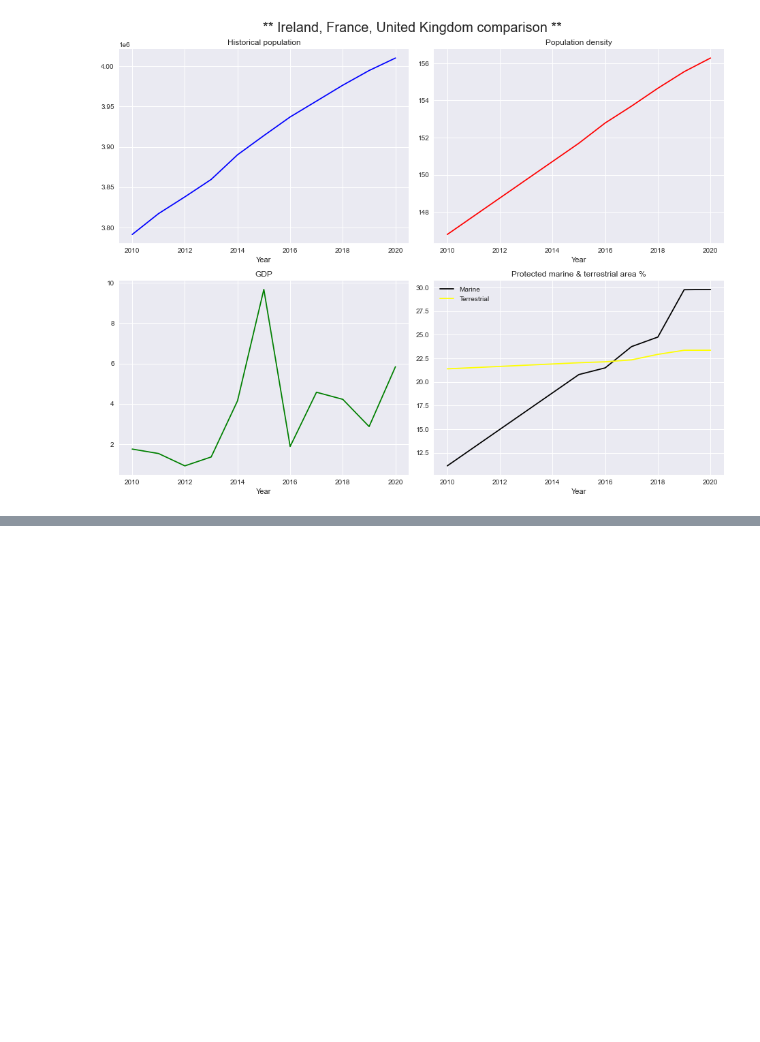
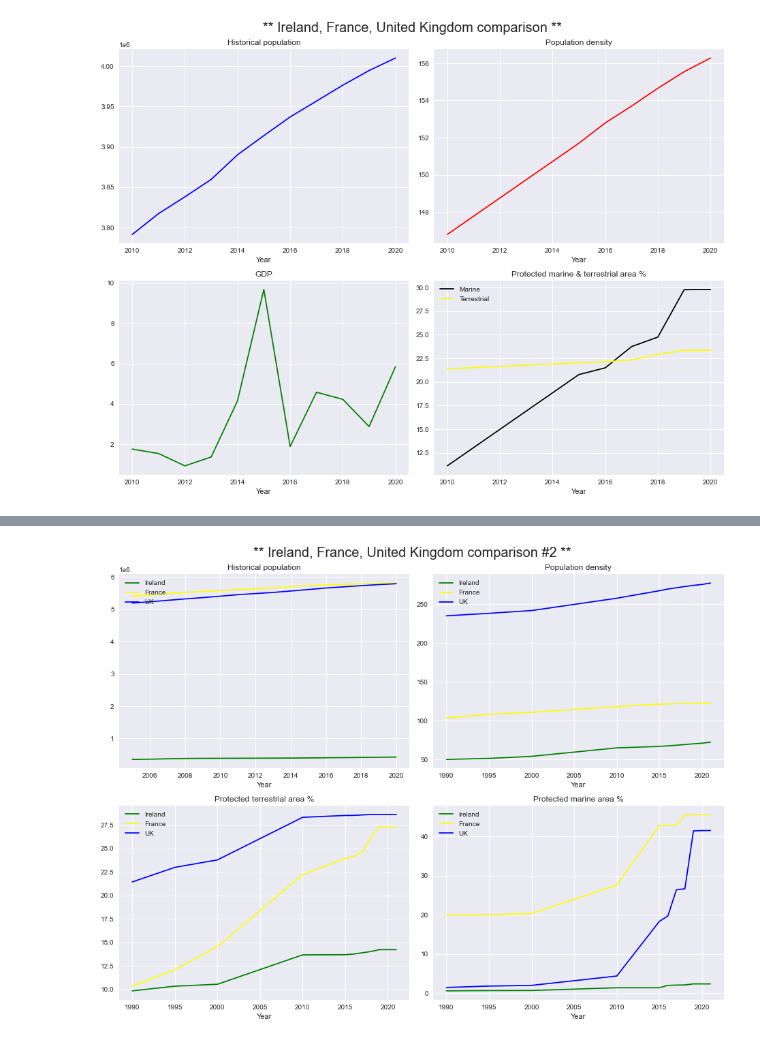
Before and after one commit to BoSuto/Data-analysis-for-business-March-2022-, a Jupyter notebook: Population, Economics & Green Growth.ipynb, the cells around one changed output, grey strips where cells are left out. Drawn from its saved outputs; the diff is of its cells as text; code cells hidden in the pictures; blank space fills up the shorter version.

Commit message:
Ireland, France, United Kingdom comparison #2

```diff
--- a/Population, Economics & Green Growth.ipynb
+++ b/Population, Economics & Green Growth.ipynb
@@ -1297,0 +1268,3 @@ TypeError: getAverageByYearforCountry() missing 1 required positional argument:
+# %%
+concat_1['Country'] = concat_1.index.get_level_values('Country')
+print(concat_1.head())
@@ -1297,0 +1279,11 @@ TypeError: getAverageByYearforCountry() missing 1 required positional argument:
+# %%
+def getAverageByYearforCountry(variableName,countryName):
+    return concat_1.loc[concat_1["Variable"]==variableName].loc[[countryName]].groupby(['Year'])['Value'].mean()
+
+
+popIreland = getAverageByYearforCountry('Historical population','Ireland')
+popFrance = getAverageByYearforCountry('Historical population','France')
+popUK = getAverageByYearforCountry('Historical population','United Kingdom')
+print(popIreland)
+print(popFrance)
+print(popUK)
@@ -1297,0 +1308,56 @@ TypeError: getAverageByYearforCountry() missing 1 required positional argument:
+# %%
+def getAverageByYearforCountry(variableName,countryName):
+    return concat_1.loc[concat_1["Variable"]==variableName].loc[[countryName]].groupby(['Year'])['Value'].mean()
+
+
+popIreland = getAverageByYearforCountry('Historical population','Ireland')
+popFrance = getAverageByYearforCountry('Historical population','France')
+popUK = getAverageByYearforCountry('Historical population','United Kingdom')
+
+green_pop_Ireland = getAverageByYearforCountry('POPDEN','Ireland')
+green_pop_France = getAverageByYearforCountry('POPDEN','France')
+green_pop_UK = getAverageByYearforCountry('POPDEN','United Kingdom')
+
+green_terr_Ireland = getAverageByYearforCountry('PA_TERRESTRIAL','Ireland')
+green_terr_France = getAverageByYearforCountry('PA_TERRESTRIAL','France')
+green_terr_UK = getAverageByYearforCountry('PA_TERRESTRIAL','United Kingdom')
+
+green_marine_Ireland = getAverageByYearforCountry('PA_MARINE','Ireland')
+green_marine_France = getAverageByYearforCountry('PA_MARINE','France')
+green_marine_UK = getAverageByYearforCountry('PA_MARINE','United Kingdom')
+
+fig2, ax2 = plt.subplots(2,2, figsize=(13,10))
+fig2.suptitle('** Ireland, France, United Kingdom comparison #2 **', fontsize=20)
+plt.style.use('seaborn')
+
+
+popIreland.plot(ax=ax2[0, 0],color='green', label="Ireland")
+popFrance.plot(ax=ax2[0, 0],color='yellow', label="France")
+popUK.plot(ax=ax2[0, 0],color='blue', label="UK")
+
+green_pop_Ireland.plot(ax=ax2[0,1],color='green', label="Ireland")
+green_pop_France.plot(ax=ax2[0,1],color='yellow', label="France")
+green_pop_UK.plot(ax=ax2[0,1],color='blue', label="UK")
+
+green_terr_Ireland.plot(ax=ax2[1, 0], color='green', label="Ireland")
+green_terr_France.plot(ax=ax2[1, 0], color='yellow', label="France")
+green_terr_UK.plot(ax=ax2[1, 0], color='blue', label="UK")
+
+green_marine_Ireland.plot(ax=ax2[1, 1],color='green', label="Ireland")
+green_marine_France.plot(ax=ax2[1, 1],color='yellow', label="France")
+green_marine_UK.plot(ax=ax2[1, 1],color='blue', label="UK")
+
+ax2[0,0].set_title('Historical population')
+ax2[0,1].set_title('Population density')
+ax2[1,0].set_title('Protected terrestrial area %')
+ax2[1,1].set_title('Protected marine area %')
+ax2[1,1].legend(loc='upper left')
+ax2[0,0].legend(loc='upper left')
+ax2[0,1].legend(loc='upper left')
+ax2[1,0].legend(loc='upper left')
+
+
+
+plt.tight_layout()
+# %% [output]
+[figure, added]
```
Also changed, not shown: parts of 15 cells of this notebook.
